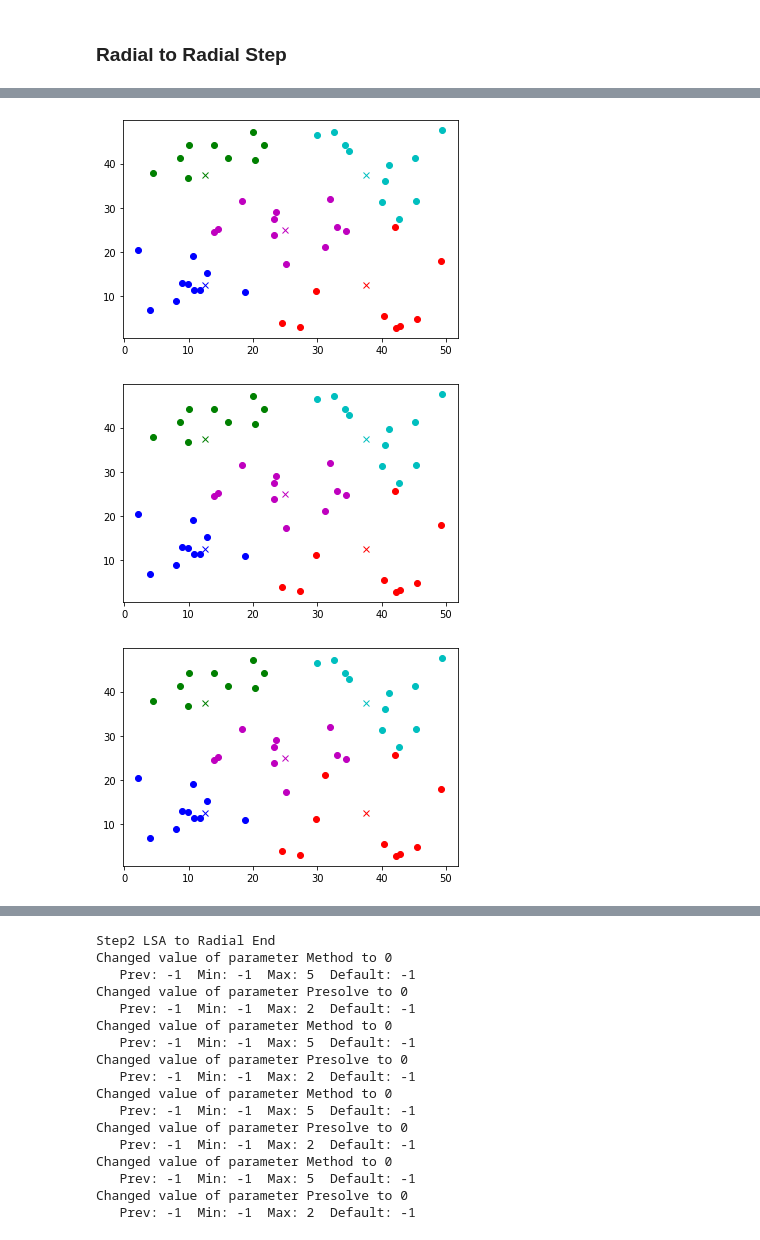
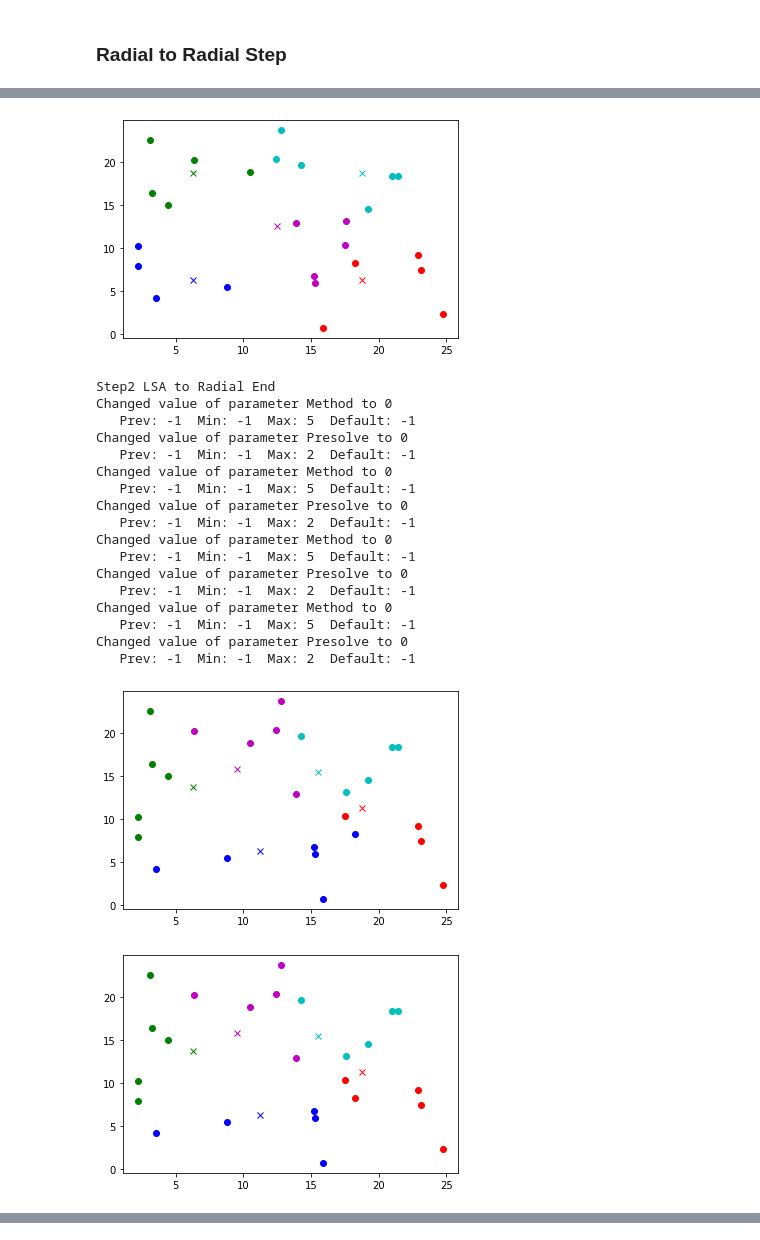
Before and after one commit to szirkelbach/Transitioning-Separable-Clusterings, a Jupyter notebook: Full Run.ipynb, the cells around one changed output, grey strips where cells are left out. Drawn from its saved outputs; the diff is of its cells as text; code cells hidden in the pictures.

```diff
--- a/Full Run.ipynb
+++ b/Full Run.ipynb
@@ -459,7 +416,7 @@ def Radial2Radial(start, end, points, upperBounds, lowerBounds, step):
 k = 5
 
 #this value can be either 25 or 50 when k = 5
-n = 50
+n = 25
 
 # if n = 25 set this to 3 and 7. if n= 50 use 8 and 12.
 small = 8
@@ -535,3 +492,20 @@ Changed value of parameter Presolve to 0
-[figure, old version]
+[figure, new version]
+Step2 LSA to Radial End
+Changed value of parameter Method to 0
+   Prev: -1  Min: -1  Max: 5  Default: -1
+Changed value of parameter Presolve to 0
+   Prev: -1  Min: -1  Max: 2  Default: -1
+Changed value of parameter Method to 0
+   Prev: -1  Min: -1  Max: 5  Default: -1
+Changed value of parameter Presolve to 0
+   Prev: -1  Min: -1  Max: 2  Default: -1
+Changed value of parameter Method to 0
+   Prev: -1  Min: -1  Max: 5  Default: -1
+Changed value of parameter Presolve to 0
+   Prev: -1  Min: -1  Max: 2  Default: -1
+Changed value of parameter Method to 0
+   Prev: -1  Min: -1  Max: 5  Default: -1
+Changed value of parameter Presolve to 0
+   Prev: -1  Min: -1  Max: 2  Default: -1
-[figure, old version]
+[figure, new version]
-[figure, old version]
+[figure, new version]
@@ -541,17 +527,0 @@ Changed value of parameter Presolve to 0
-Step2 LSA to Radial End
-Changed value of parameter Method to 0
-   Prev: -1  Min: -1  Max: 5  Default: -1
-Changed value of parameter Presolve to 0
-   Prev: -1  Min: -1  Max: 2  Default: -1
-Changed value of parameter Method to 0
-   Prev: -1  Min: -1  Max: 5  Default: -1
-Changed value of parameter Presolve to 0
-   Prev: -1  Min: -1  Max: 2  Default: -1
-Changed value of parameter Method to 0
-   Prev: -1  Min: -1  Max: 5  Default: -1
-Changed value of parameter Presolve to 0
-   Prev: -1  Min: -1  Max: 2  Default: -1
-Changed value of parameter Method to 0
-   Prev: -1  Min: -1  Max: 5  Default: -1
-Changed value of parameter Presolve to 0
-   Prev: -1  Min: -1  Max: 2  Default: -1
```
Also changed, not shown: parts of 3 cells of this notebook, 4 other files.
